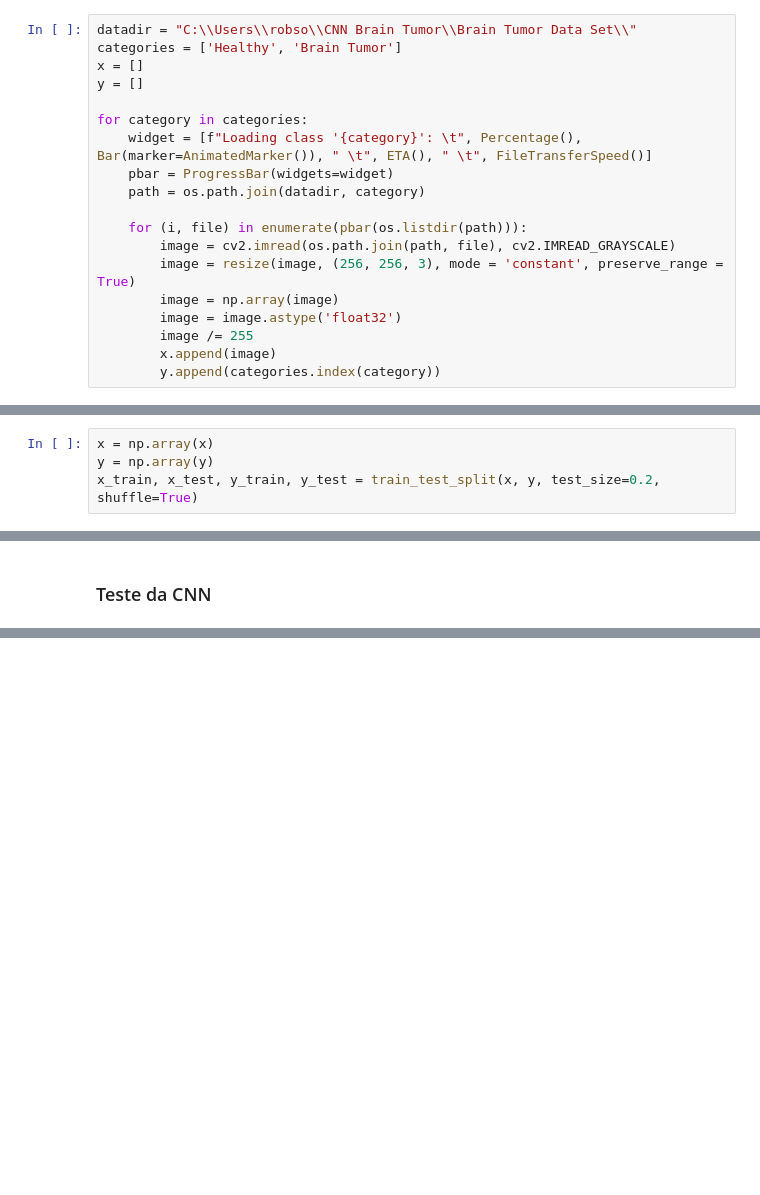
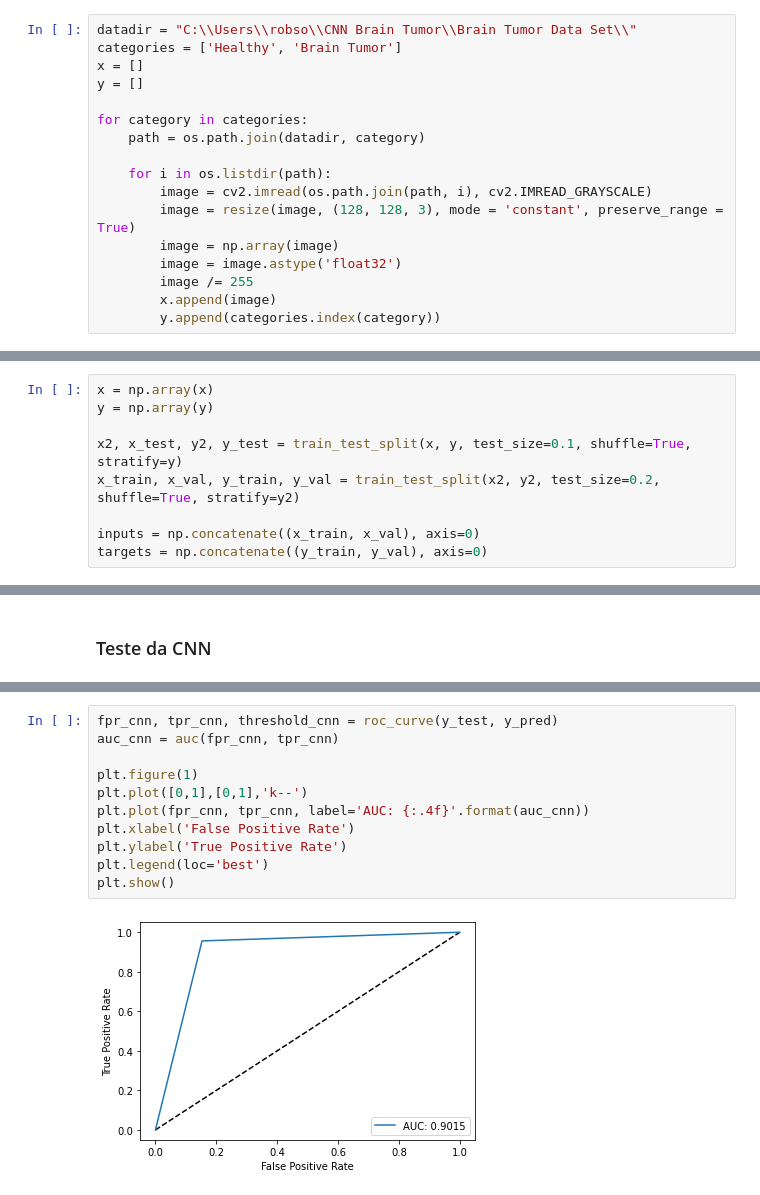
Before and after one commit to robsonruiz/cnn-brain-tumor, a Jupyter notebook: CNN Brain Tumor.ipynb, the cells around one changed output, grey strips where cells are left out. Drawn from its saved outputs; the diff is of its cells as text; blank space fills up the shorter version.

```diff
--- a/CNN Brain Tumor.ipynb
+++ b/CNN Brain Tumor.ipynb
@@ -42,13 +39,11 @@ x = []
 y = []
 
 for category in categories:
-    widget = [f"Loading class '{category}': \t", Percentage(), Bar(marker=AnimatedMarker()), " \t", ETA(), " \t", FileTransferSpeed()]
-    pbar = ProgressBar(widgets=widget)
     path = os.path.join(datadir, category)
 
-    for (i, file) in enumerate(pbar(os.listdir(path))):
-        image = cv2.imread(os.path.join(path, file), cv2.IMREAD_GRAYSCALE)
-        image = resize(image, (256, 256, 3), mode = 'constant', preserve_range = True)
+    for i in os.listdir(path):
+        image = cv2.imread(os.path.join(path, i), cv2.IMREAD_GRAYSCALE)
+        image = resize(image, (128, 128, 3), mode = 'constant', preserve_range = True)
         image = np.array(image)
         image = image.astype('float32')
         image /= 255
@@ -59,5 +54,10 @@ for category in categories:
 # %%
 x = np.array(x)
 y = np.array(y)
-x_train, x_test, y_train, y_test = train_test_split(x, y, test_size=0.2, shuffle=True)
+
+x2, x_test, y2, y_test = train_test_split(x, y, test_size=0.1, shuffle=True, stratify=y)
+x_train, x_val, y_train, y_val = train_test_split(x2, y2, test_size=0.2, shuffle=True, stratify=y2)
+
+inputs = np.concatenate((x_train, x_val), axis=0)
+targets = np.concatenate((y_train, y_val), axis=0)
 # %% [markdown]
@@ -186,0 +176,13 @@ Especificidade:          95.1219512195122 %
+# %%
+fpr_cnn, tpr_cnn, threshold_cnn = roc_curve(y_test, y_pred)
+auc_cnn = auc(fpr_cnn, tpr_cnn)
+
+plt.figure(1)
+plt.plot([0,1],[0,1],'k--')
+plt.plot(fpr_cnn, tpr_cnn, label='AUC: {:.4f}'.format(auc_cnn))
+plt.xlabel('False Positive Rate')
+plt.ylabel('True Positive Rate')
+plt.legend(loc='best')
+plt.show()
+# %% [output]
+[figure, added]
```
Also changed, not shown: parts of 9 cells of this notebook.
